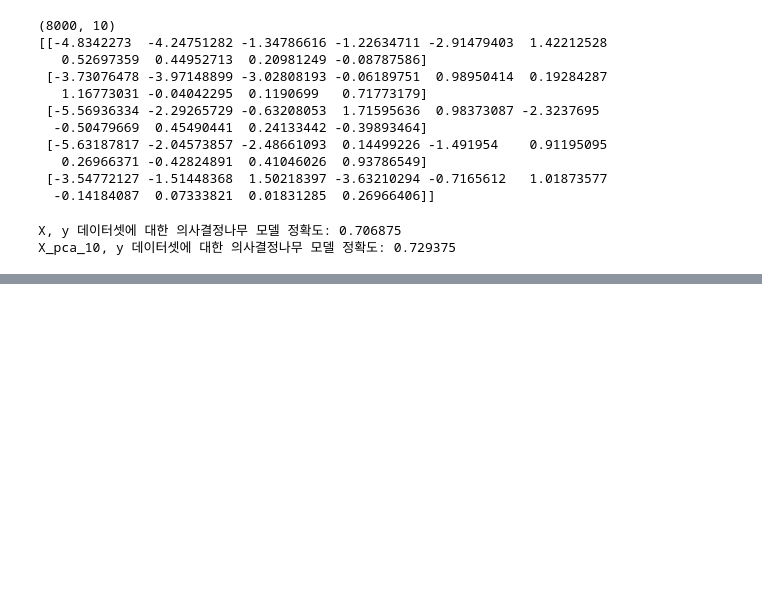
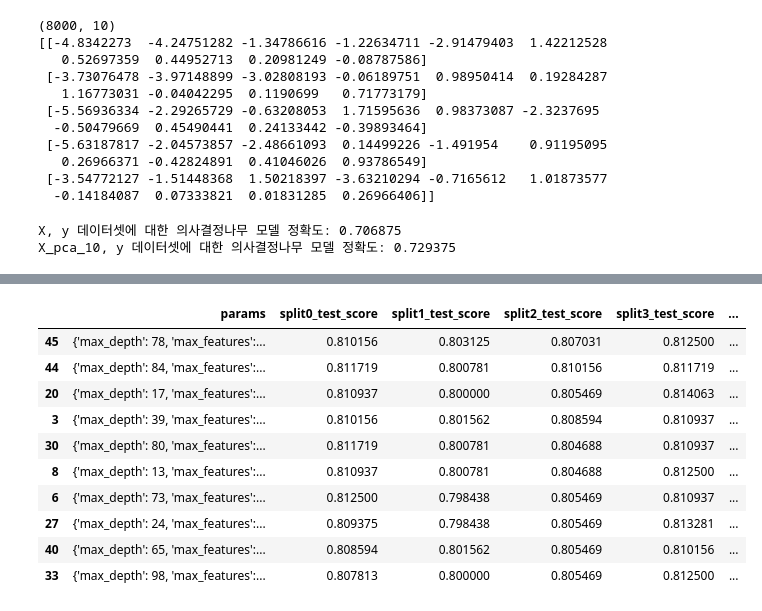
Before and after one commit to ancestor9/Gyeongbok-AI-study, a Jupyter notebook: 2025/도장깨기/08_Dimension_Reduction_Consumer_Behavior_Analysis.ipynb, the cells around one changed output, grey strips where cells are left out. Cells and saved outputs as stored; diff of their text form; code cells hidden in the pictures; blank space fills up the shorter version.

```diff
--- a/2025/도장깨기/08_Dimension_Reduction_Consumer_Behavior_Analysis.ipynb
+++ b/2025/도장깨기/08_Dimension_Reduction_Consumer_Behavior_Analysis.ipynb
@@ -155,3 +155,45 @@ print(f"X_pca_10, y 데이터셋에 대한 의사결정나무 모델 정확도:
 # %% [output]
 X, y 데이터셋에 대한 의사결정나무 모델 정확도: 0.706875
 X_pca_10, y 데이터셋에 대한 의사결정나무 모델 정확도: 0.729375
+# %%
+# prompt: randomforest 로 randomgridsearch로 최적화해줘
+
+from sklearn.ensemble import RandomForestClassifier
+from sklearn.model_selection import RandomizedSearchCV
+from scipy.stats import randint
+
+# Define the parameter grid for RandomizedSearchCV
+param_dist = {
+    'n_estimators': randint(50, 500),  # Number of trees in the forest
+    'max_depth': randint(10, 100),     # Maximum depth of the tree
+    'min_samples_split': randint(2, 20), # Minimum number of samples required to split an internal node
+    'min_samples_leaf': randint(1, 10),  # Minimum number of samples required to be at a leaf node
+    'max_features': ['sqrt', 'log2'],   # Number of features to consider when looking for the best split
+}
+
+# Create a RandomForestClassifier
+rf = RandomForestClassifier(random_state=42)
+
+# Create a RandomizedSearchCV object
+random_search = RandomizedSearchCV(
+    estimator=rf,
+    param_distributions=param_dist,
+    n_iter=50,  # Number of parameter settings that are sampled
+    cv=5,       # Number of cross-validation folds
+    scoring='accuracy',  # Scoring metric
+    random_state=42,
+    n_jobs=-1    # Use all available CPU cores
+)
+
+# Fit the RandomizedSearchCV object to the data
+random_search.fit(X_train, y_train)
+
+# Print the best hyperparameters and the best score
+print("Best hyperparameters:", random_search.best_params_)
+print("Best score:", random_search.best_score_)
+
+# Evaluate the best model on the test set
+best_rf_model = random_search.best_estimator_
+y_pred = best_rf_model.predict(X_test)
+test_accuracy = accuracy_score(y_test, y_pred)
+print("Test accuracy:", test_accuracy)
@@ -157,0 +215,14 @@ X_pca_10, y 데이터셋에 대한 의사결정나무 모델 정확도: 0.729375
+# %%
+pd.DataFrame(random_search.cv_results_).sort_values('rank_test_score').iloc[:, 9:].head(10)
+# %% [output]
+|  | params | split0_test_score | split1_test_score | split2_test_score | split3_test_score | ... |
+| 45 | {'max_depth': 78, 'max_features':... | 0.810156 | 0.803125 | 0.807031 | 0.812500 | ... |
+| 44 | {'max_depth': 84, 'max_features':... | 0.811719 | 0.800781 | 0.810156 | 0.811719 | ... |
+| 20 | {'max_depth': 17, 'max_features':... | 0.810937 | 0.800000 | 0.805469 | 0.814063 | ... |
+| 3 | {'max_depth': 39, 'max_features':... | 0.810156 | 0.801562 | 0.808594 | 0.810937 | ... |
+| 30 | {'max_depth': 80, 'max_features':... | 0.811719 | 0.800781 | 0.804688 | 0.810937 | ... |
+| 8 | {'max_depth': 13, 'max_features':... | 0.810937 | 0.800781 | 0.804688 | 0.812500 | ... |
+| 6 | {'max_depth': 73, 'max_features':... | 0.812500 | 0.798438 | 0.805469 | 0.810937 | ... |
+| 27 | {'max_depth': 24, 'max_features':... | 0.809375 | 0.798438 | 0.805469 | 0.813281 | ... |
+| 40 | {'max_depth': 65, 'max_features':... | 0.808594 | 0.801562 | 0.805469 | 0.810156 | ... |
+| 33 | {'max_depth': 98, 'max_features':... | 0.807813 | 0.800000 | 0.805469 | 0.812500 | ... |
```
Also changed, not shown: parts of 2 cells of this notebook.
